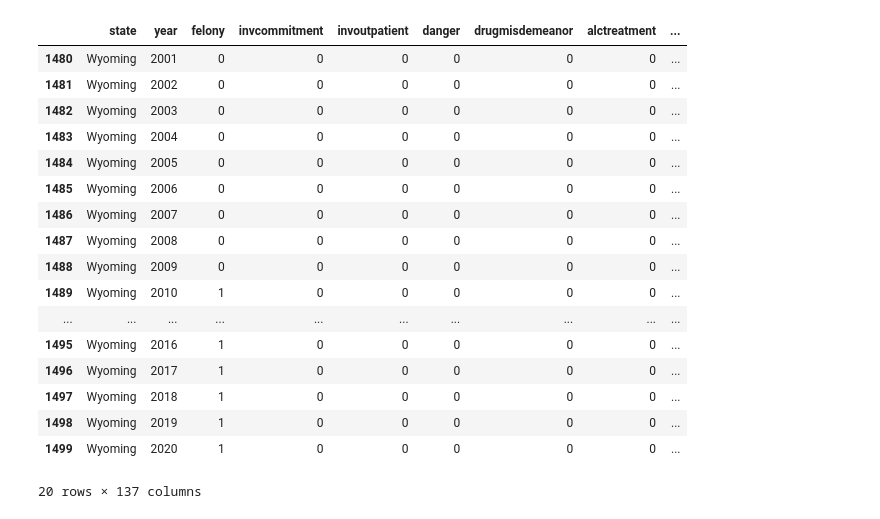
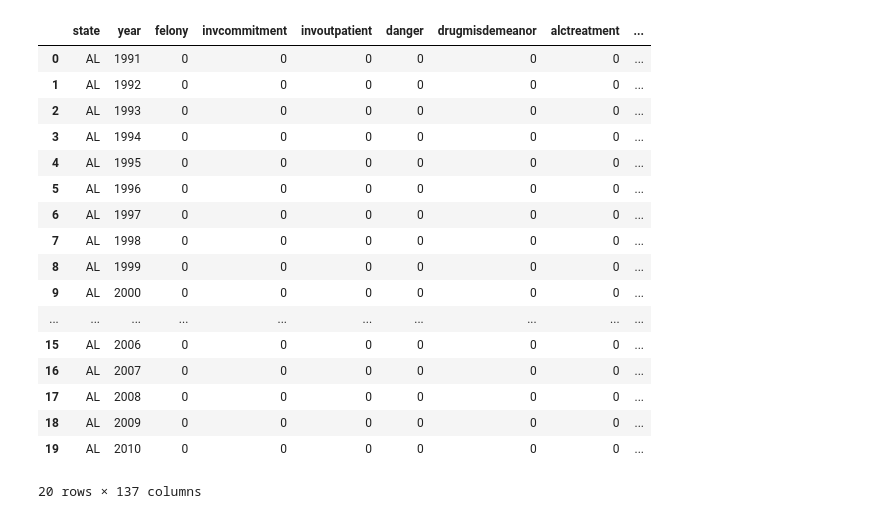
Before and after one commit to MSchell0129/Complex_Political_Phenomenon, a Jupyter notebook: Code_Files/state_gun_laws.ipynb, the cells around one changed output. Cells and saved outputs as stored; diff of their text form; code cells hidden in the pictures.

Commit message:
merged state gun law with national crime

```diff
--- a/Code_Files/state_gun_laws.ipynb
+++ b/Code_Files/state_gun_laws.ipynb
@@ -18,21 +80,23 @@ NameError: name 'state_gun_laws_df' is not defined
+# %%
+state_gun_laws_df['state']= state_gun_laws_df['state'].replace(state_abbreviations)
 # %%
-state_gun_laws_df.tail(20)
+state_gun_laws_df.head(20)
 # %% [output]
 |  | state | year | felony | invcommitment | invoutpatient | danger | drugmisdemeanor | alctreatment | ... |
-| 1480 | Wyoming | 2001 | 0 | 0 | 0 | 0 | 0 | 0 | ... |
-| 1481 | Wyoming | 2002 | 0 | 0 | 0 | 0 | 0 | 0 | ... |
-| 1482 | Wyoming | 2003 | 0 | 0 | 0 | 0 | 0 | 0 | ... |
-| 1483 | Wyoming | 2004 | 0 | 0 | 0 | 0 | 0 | 0 | ... |
-| 1484 | Wyoming | 2005 | 0 | 0 | 0 | 0 | 0 | 0 | ... |
-| 1485 | Wyoming | 2006 | 0 | 0 | 0 | 0 | 0 | 0 | ... |
-| 1486 | Wyoming | 2007 | 0 | 0 | 0 | 0 | 0 | 0 | ... |
-| 1487 | Wyoming | 2008 | 0 | 0 | 0 | 0 | 0 | 0 | ... |
-| 1488 | Wyoming | 2009 | 0 | 0 | 0 | 0 | 0 | 0 | ... |
-| 1489 | Wyoming | 2010 | 1 | 0 | 0 | 0 | 0 | 0 | ... |
+| 0 | AL | 1991 | 0 | 0 | 0 | 0 | 0 | 0 | ... |
+| 1 | AL | 1992 | 0 | 0 | 0 | 0 | 0 | 0 | ... |
+| 2 | AL | 1993 | 0 | 0 | 0 | 0 | 0 | 0 | ... |
+| 3 | AL | 1994 | 0 | 0 | 0 | 0 | 0 | 0 | ... |
+| 4 | AL | 1995 | 0 | 0 | 0 | 0 | 0 | 0 | ... |
+| 5 | AL | 1996 | 0 | 0 | 0 | 0 | 0 | 0 | ... |
+| 6 | AL | 1997 | 0 | 0 | 0 | 0 | 0 | 0 | ... |
+| 7 | AL | 1998 | 0 | 0 | 0 | 0 | 0 | 0 | ... |
+| 8 | AL | 1999 | 0 | 0 | 0 | 0 | 0 | 0 | ... |
+| 9 | AL | 2000 | 0 | 0 | 0 | 0 | 0 | 0 | ... |
 | ... | ... | ... | ... | ... | ... | ... | ... | ... | ... |
-| 1495 | Wyoming | 2016 | 1 | 0 | 0 | 0 | 0 | 0 | ... |
-| 1496 | Wyoming | 2017 | 1 | 0 | 0 | 0 | 0 | 0 | ... |
-| 1497 | Wyoming | 2018 | 1 | 0 | 0 | 0 | 0 | 0 | ... |
-| 1498 | Wyoming | 2019 | 1 | 0 | 0 | 0 | 0 | 0 | ... |
-| 1499 | Wyoming | 2020 | 1 | 0 | 0 | 0 | 0 | 0 | ... |
+| 15 | AL | 2006 | 0 | 0 | 0 | 0 | 0 | 0 | ... |
+| 16 | AL | 2007 | 0 | 0 | 0 | 0 | 0 | 0 | ... |
+| 17 | AL | 2008 | 0 | 0 | 0 | 0 | 0 | 0 | ... |
+| 18 | AL | 2009 | 0 | 0 | 0 | 0 | 0 | 0 | ... |
+| 19 | AL | 2010 | 0 | 0 | 0 | 0 | 0 | 0 | ... |
 20 rows × 137 columns
```
Also changed, not shown: parts of 11 cells of this notebook, 1 other file.
